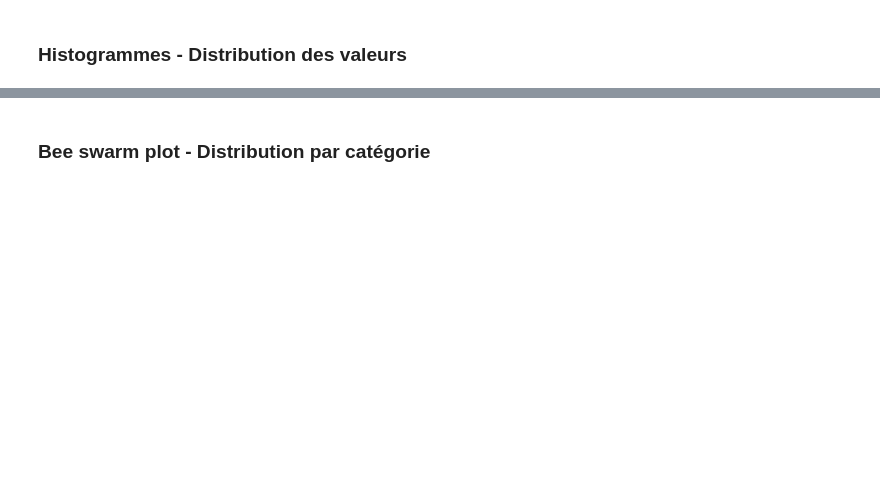
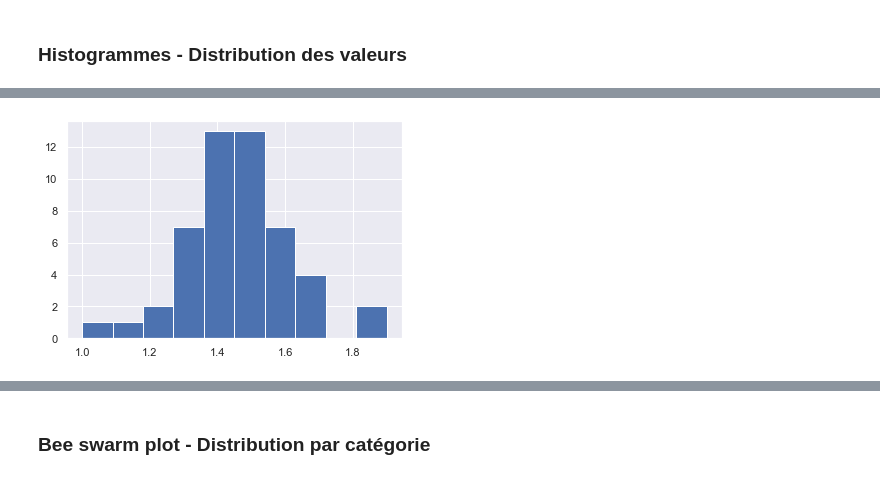
Before and after one commit to elisa-desmetz/pythonH3, a Jupyter notebook: Statistiques Descriptives.ipynb, the cells around one changed output, grey strips where cells are left out. Saved outputs shown, nothing was run; the diff lists cells and outputs as text; code cells hidden in the pictures; blank space fills up the shorter version.

```diff
--- a/Statistiques Descriptives.ipynb
+++ b/Statistiques Descriptives.ipynb
@@ -241,0 +284,4 @@ data[data.duplicated(keep=False)]
+# %%
+plt.hist(data[setosa]['petal length (cm)']);
+# %% [output]
+[figure, added]
```
Also changed, not shown: parts of 15 cells of this notebook.
